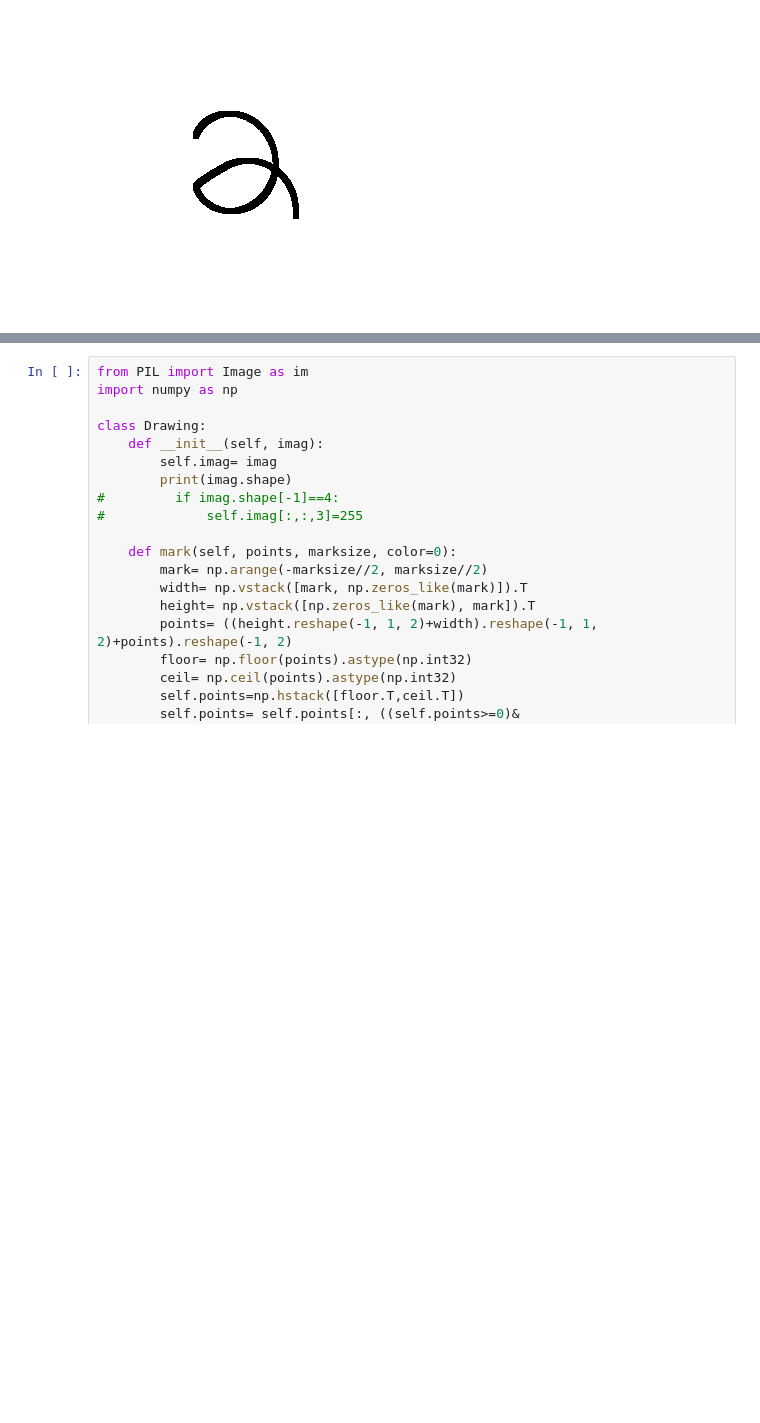
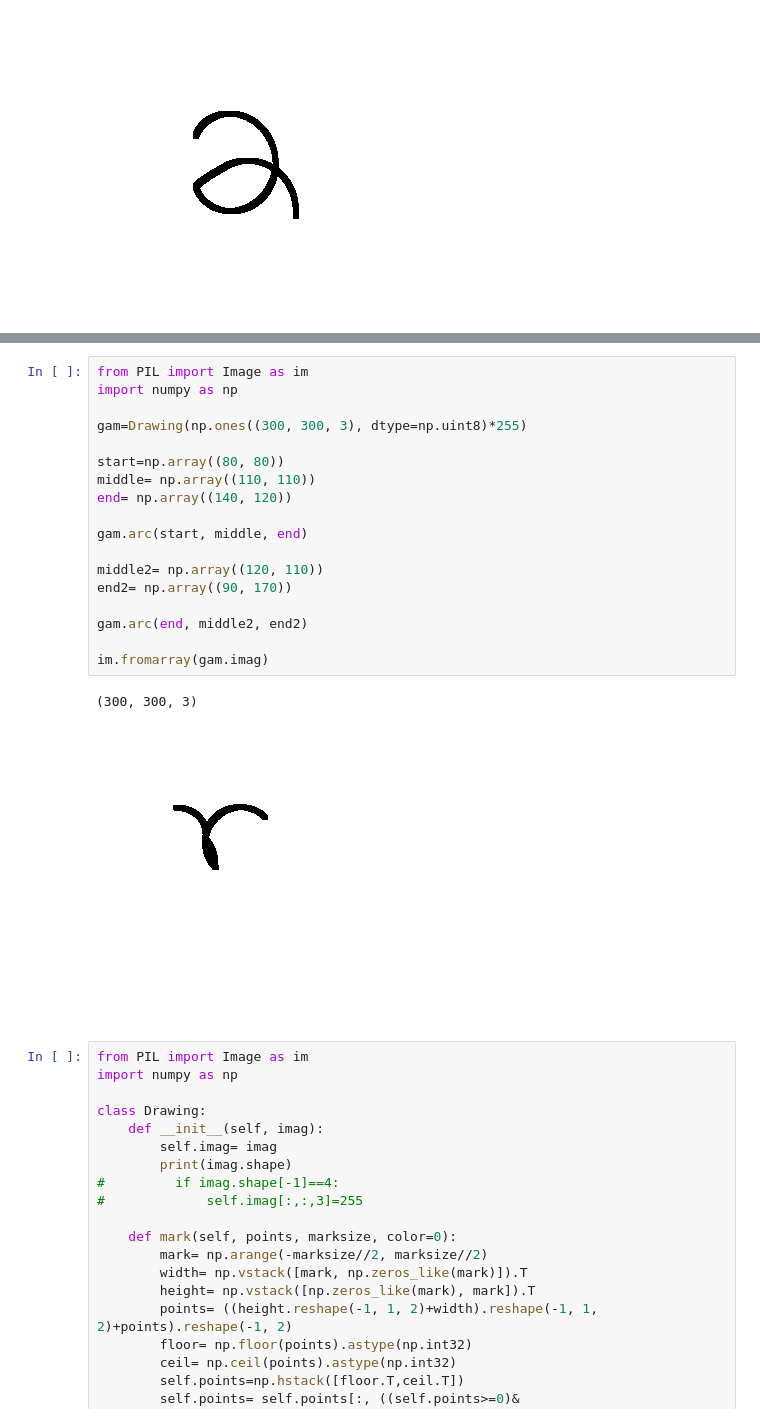
Before and after one commit to Razagaza/fomular_recognition, a Jupyter notebook: Character_generation.ipynb, the cells around one changed output, grey strips where cells are left out. Saved outputs shown, nothing was run; the diff lists cells and outputs as text; blank space fills up the shorter version.

```diff
--- a/Character_generation.ipynb
+++ b/Character_generation.ipynb
@@ -24,3 +50,24 @@ im.fromarray(alp.imag)
+# %%
+from PIL import Image as im
+import numpy as np
+
+gam=Drawing(np.ones((300, 300, 3), dtype=np.uint8)*255)
+
+start=np.array((80, 80))
+middle= np.array((110, 110))
+end= np.array((140, 120))
+
+gam.arc(start, middle, end)
+
+middle2= np.array((120, 110))
+end2= np.array((90, 170))
+
+gam.arc(end, middle2, end2)
+
+im.fromarray(gam.imag)
+# %% [output]
+(300, 300, 3)
+[figure, added]
 # %%
 from PIL import Image as im
 import numpy as np
```
Also changed, not shown: parts of 1 cell of this notebook.
